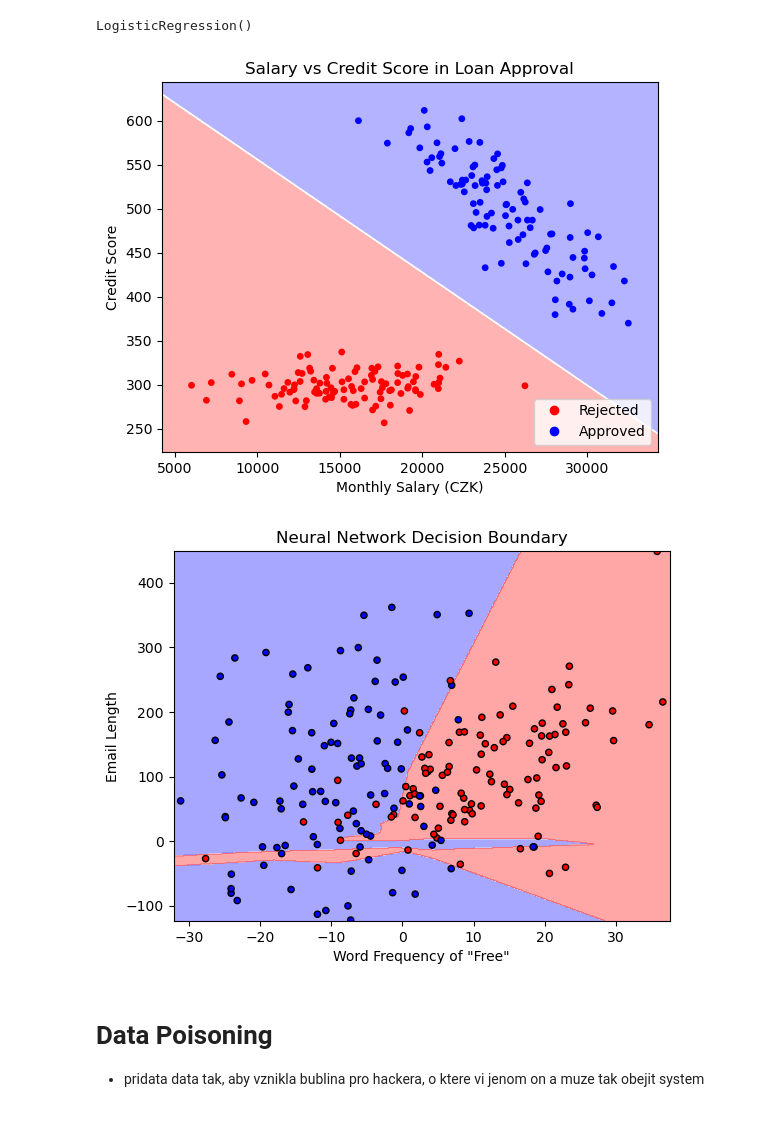
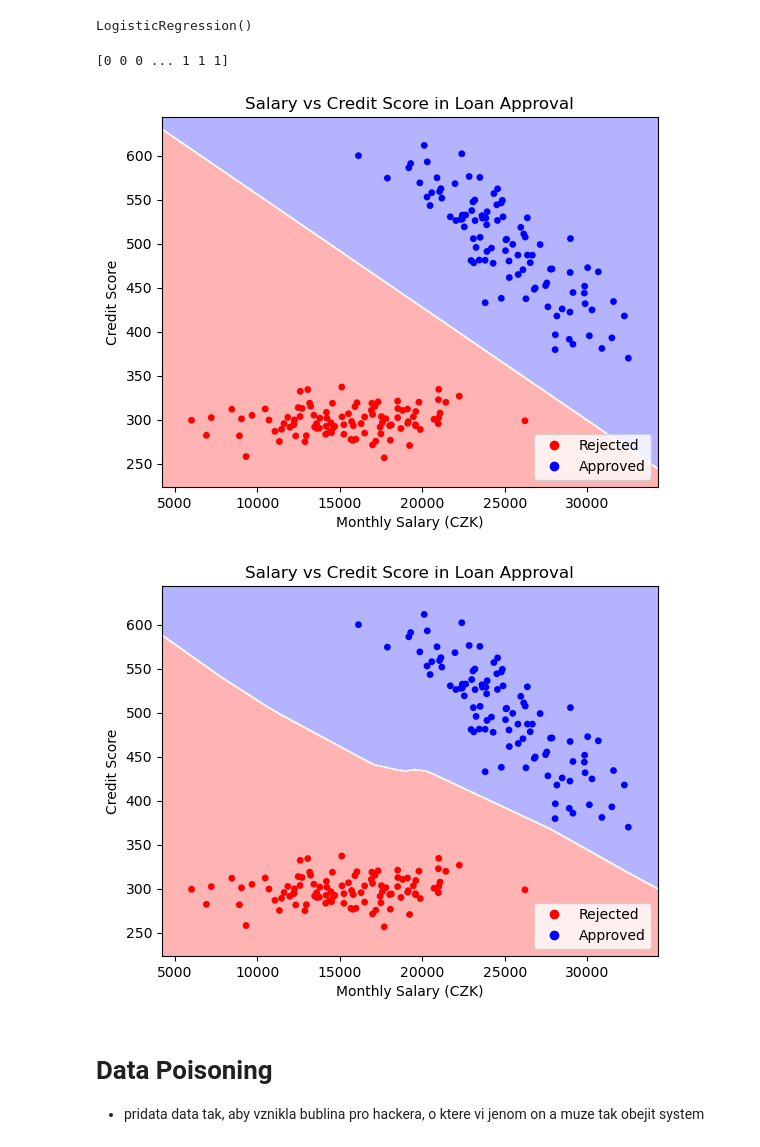
Before and after one commit to nickobard/ai-summer-school, a Jupyter notebook: data_poisoning.ipynb, the cells around one changed output. Saved outputs shown, nothing was run; the diff lists cells and outputs as text; code cells hidden in the pictures.

```diff
--- a/data_poisoning.ipynb
+++ b/data_poisoning.ipynb
@@ -105,8 +107,8 @@ Name: Loan Approved, dtype: int64
 from sklearn.linear_model import LogisticRegression
 
 # Train the logistic regression model
-model = LogisticRegression()
-model.fit(X_train.to_numpy(), y_train.to_numpy())
+log_reg_model = LogisticRegression()
+log_reg_model.fit(X_train.to_numpy(), y_train.to_numpy())
 # %% [output]
 LogisticRegression()
 # %%
@@ -118,6 +120,7 @@ def plot_decision_boundary(X, y, model):
     y_min, y_max = X[:, 1].min() - margin_factor * X[:, 1].std(), X[:, 1].max() + margin_factor * X[:, 1].std()
     xx, yy = np.meshgrid(np.arange(x_min, x_max, 10), np.arange(y_min, y_max, 1))
     Z = model.predict(np.c_[xx.ravel(), yy.ravel()])
+    print(Z)
     Z = Z.reshape(xx.shape)
     ax.pcolormesh(
         xx, yy, Z, cmap="red_blue_classes", norm=colors.Normalize(0.0, 1.0), zorder=0
@@ -126,7 +129,30 @@ def plot_decision_boundary(X, y, model):
     plot_data(X[:, 0], X[:, 1], y, ax)
 
 
-plot_decision_boundary(X_train.to_numpy(), y_train.to_numpy(), model)
+plot_decision_boundary(X_train.to_numpy(), y_train.to_numpy(), log_reg_model)
 # %% [output]
+[0 0 0 ... 1 1 1]
 [figure]
+# %%
+class SimpleNN(nn.Module):
+    def __init__(self):
+        super().__init__()
+        self.fully_connected_1 = nn.Linear(2, 10)
+        self.batch_normalization_1 = nn.BatchNorm1d(10)
+        self.fully_connected_2 = nn.Linear(10, 10)
+        self.batch_normalization_2 = nn.BatchNorm1d(10)
+        self.fully_connected_3 = nn.Linear(10, 1)
+
+    def forward(self, x):
+        x = F.relu(self.batch_normalization_1(self.fully_connected_1(x)))
+        x = F.relu(self.batch_normalization_2(self.fully_connected_2(x)))
+        x = torch.sigmoid(self.fully_connected_3(x))
+        return x
+
+    def predict(self, x):
+        x_tensor = torch.tensor(x, dtype=torch.float32)
+        with torch.no_grad():
+            probabilities = self(x_tensor)
+            predictions = (probabilities.detach().numpy() > 0.5).astype(int)
+        return predictions
 # %%
@@ -186,7 +182,10 @@ def plot_nn_decision_boundary(X, y, model):
+# %%
+nn_model = SimpleNN()
+train(nn_model, X_train.to_numpy(), y_train.to_numpy())
 # %%
-plot_nn_decision_boundary(X, y, nn_model)
+plot_decision_boundary(X_train.to_numpy(), y_train.to_numpy(), nn_model)
 # %% [output]
-[figure, old version]
+[figure, new version]
 # %% [markdown]
 # Data Poisoning
 - pridata data tak, aby vznikla bublina pro hackera, o ktere vi jenom on a muze tak obejit system
```
Also changed, not shown: parts of 14 cells of this notebook.
